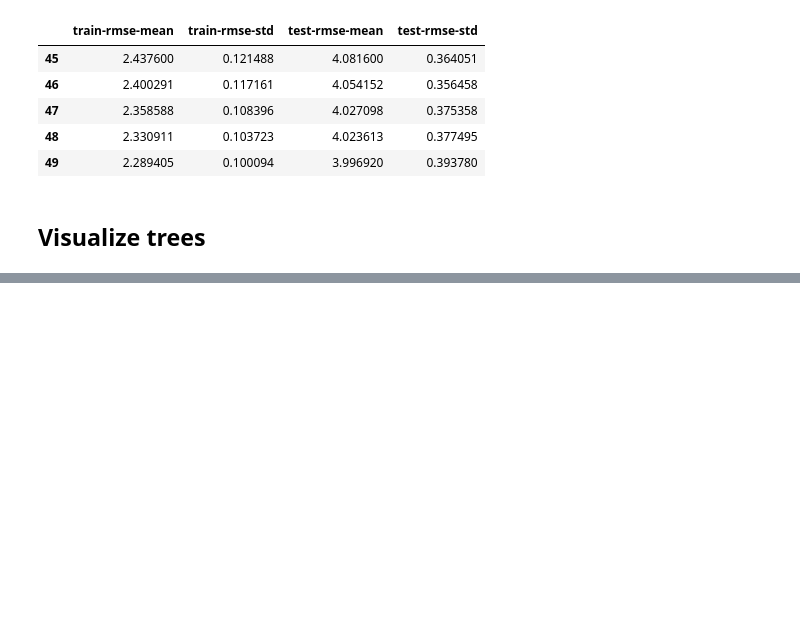
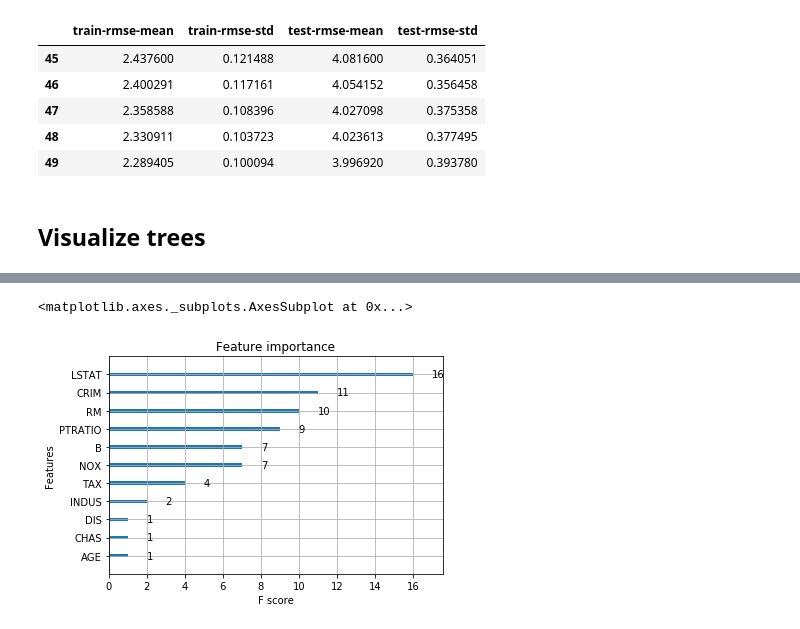
Before and after one commit to cobanov/XGBoost_Example, a Jupyter notebook: xgboost_example.ipynb, the cells around one changed output, grey strips where cells are left out. Saved outputs shown, nothing was run; the diff lists cells and outputs as text; code cells hidden in the pictures; blank space fills up the shorter version.

```diff
--- a/xgboost_example.ipynb
+++ b/xgboost_example.ipynb
@@ -225,0 +227,3 @@ cv_results.plot()
+# %%
+# plot trees
+xg_reg = xgb.train(params=params, dtrain=data_dmatrix, num_boost_round=10)
@@ -225,0 +232,7 @@ cv_results.plot()
+# %%
+import matplotlib.pyplot as plt
+import graphviz
+
+xgb.plot_tree(xg_reg,num_trees=0)
+plt.rcParams['figure.figsize'] = [50, 10]
+plt.show()
@@ -225,0 +242,5 @@ cv_results.plot()
+# %%
+xgb.plot_importance(xg_reg)
+# %% [output]
+<matplotlib.axes._subplots.AxesSubplot at 0x...>
+[figure, added]
```
Also changed, not shown: parts of 6 cells of this notebook, 1 other file.
